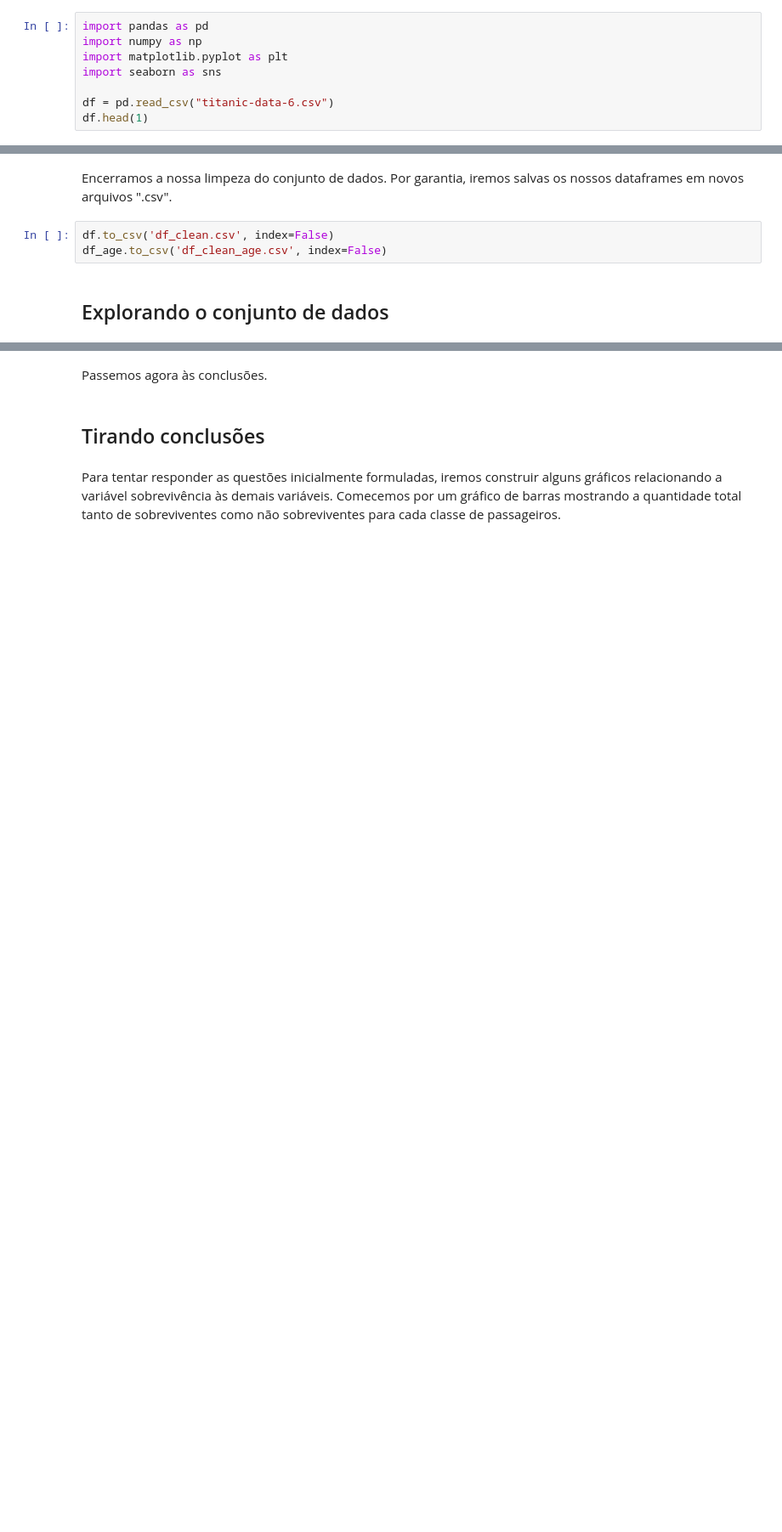
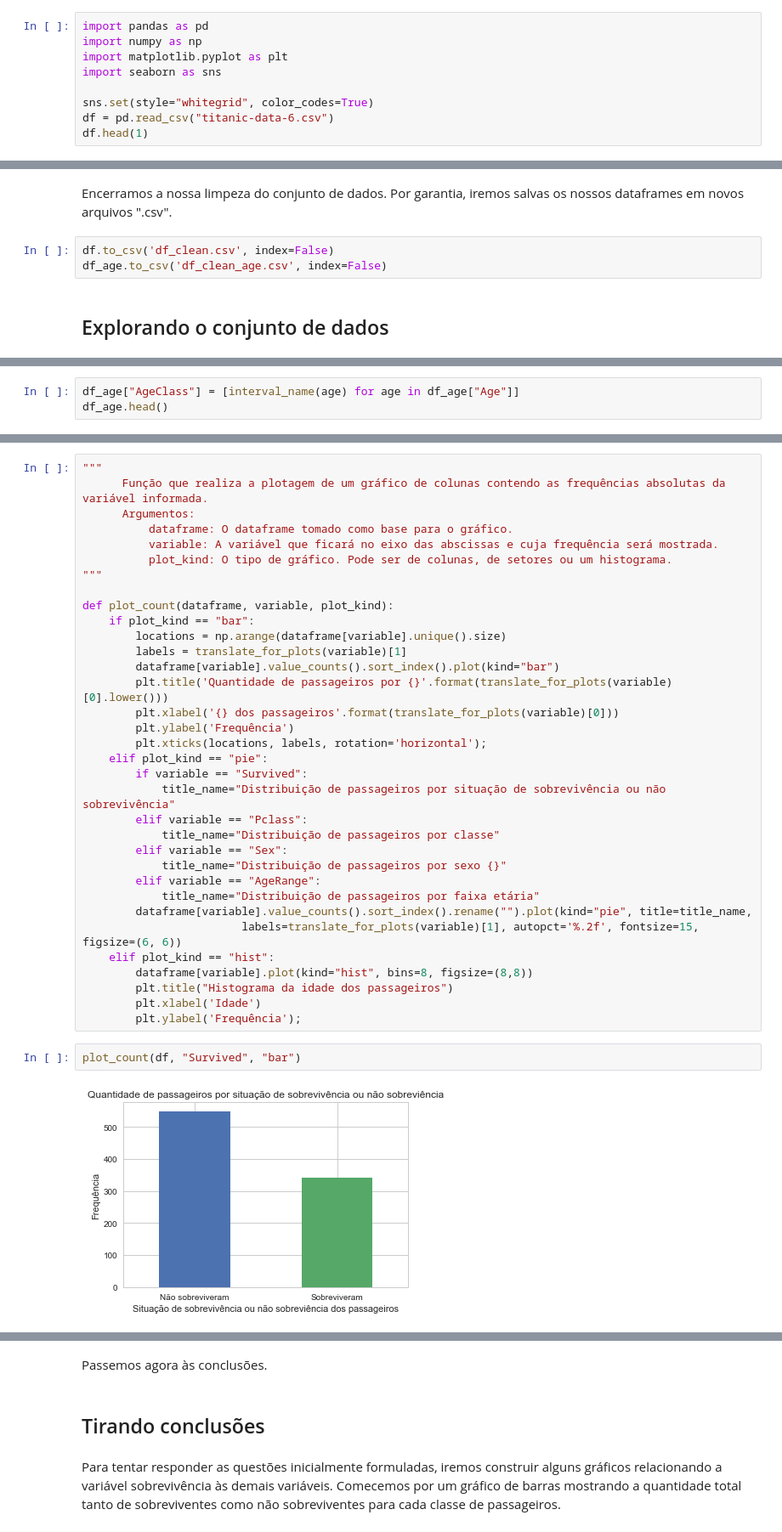
Before and after one commit to nadson12/Projeto_Titanic, a Jupyter notebook: titanic.ipynb, the cells around one changed output, grey strips where cells are left out. Shown: that part at 85% size. Drawn from its saved outputs; the diff is of its cells as text; blank space fills up the shorter version.

```diff
--- a/titanic.ipynb
+++ b/titanic.ipynb
@@ -80,6 +80,7 @@ import numpy as np
 import matplotlib.pyplot as plt
 import seaborn as sns
 
+sns.set(style="whitegrid", color_codes=True)
 df = pd.read_csv("titanic-data-6.csv")
 df.head(1)
 # %% [output]
@@ -271,0 +258,3 @@ Quanto à variável idade, deixaremos para tratar dela mais a frente, por meio d
+# %%
+df_age["AgeClass"] = [interval_name(age) for age in df_age["Age"]]
+df_age.head()
@@ -271,0 +380,38 @@ Quanto à variável idade, deixaremos para tratar dela mais a frente, por meio d
+# %%
+"""
+      Função que realiza a plotagem de um gráfico de colunas contendo as frequências absolutas da variável informada.
+      Argumentos:
+          dataframe: O dataframe tomado como base para o gráfico.
+          variable: A variável que ficará no eixo das abscissas e cuja frequência será mostrada.
+          plot_kind: O tipo de gráfico. Pode ser de colunas, de setores ou um histograma.
+"""
+
+def plot_count(dataframe, variable, plot_kind):
+    if plot_kind == "bar":
+        locations = np.arange(dataframe[variable].unique().size)
+        labels = translate_for_plots(variable)[1]
+        dataframe[variable].value_counts().sort_index().plot(kind="bar")
+        plt.title('Quantidade de passageiros por {}'.format(translate_for_plots(variable)[0].lower()))
+        plt.xlabel('{} dos passageiros'.format(translate_for_plots(variable)[0]))
+        plt.ylabel('Frequência')
+        plt.xticks(locations, labels, rotation='horizontal');
+    elif plot_kind == "pie":
+        if variable == "Survived":
+            title_name="Distribuição de passageiros por situação de sobrevivência ou não sobrevivência"
+        elif variable == "Pclass":
+            title_name="Distribuição de passageiros por classe"
+        elif variable == "Sex":
+            title_name="Distribuição de passageiros por sexo {}"
+        elif variable == "AgeRange":
+            title_name="Distribuição de passageiros por faixa etária"
+        dataframe[variable].value_counts().sort_index().rename("").plot(kind="pie", title=title_name,
+                        labels=translate_for_plots(variable)[1], autopct='%.2f', fontsize=15, figsize=(6, 6))
+    elif plot_kind == "hist":
+        dataframe[variable].plot(kind="hist", bins=8, figsize=(8,8))
+        plt.title("Histograma da idade dos passageiros")
+        plt.xlabel('Idade')
+        plt.ylabel('Frequência');
+# %%
+plot_count(df, "Survived", "bar")
+# %% [output]
+[figure, added]
```
Also changed, not shown: parts of 195 cells of this notebook, 1 other file.
